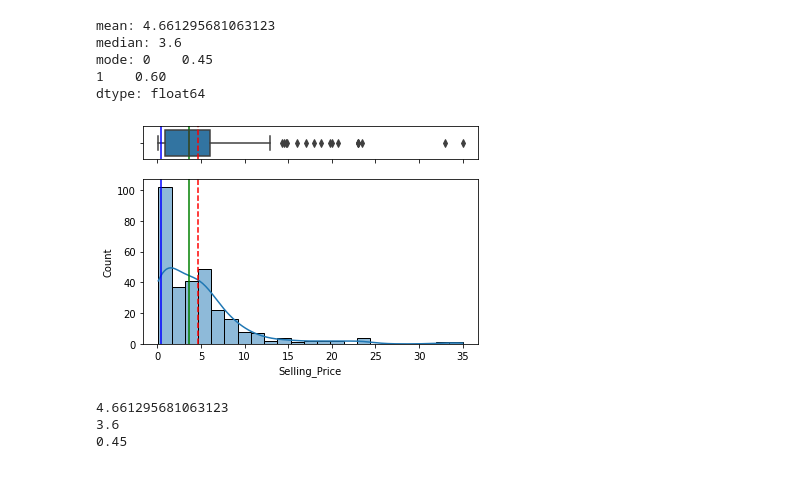
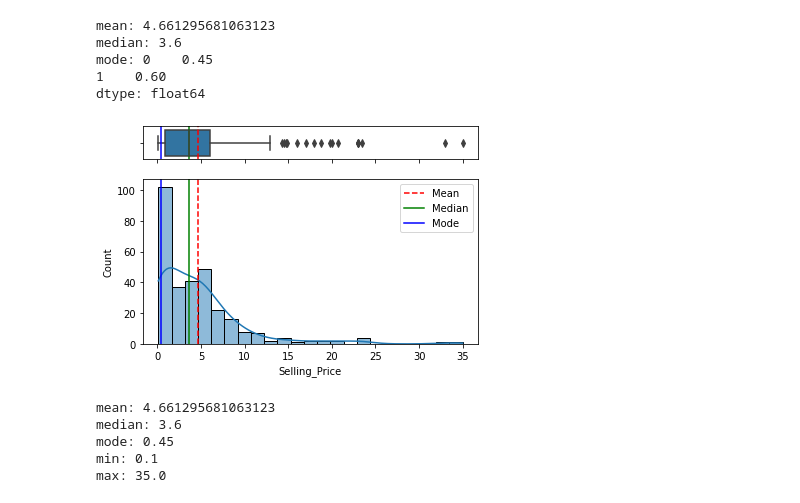
Before and after one commit to ABCD-EDU/cs322-lab, a Jupyter notebook: src/exercises/lab2/DescriptiveStatistics.ipynb, the cells around one changed output. Drawn from its saved outputs; the diff is of its cells as text; code cells hidden in the pictures.

```diff
--- a/src/exercises/lab2/DescriptiveStatistics.ipynb
+++ b/src/exercises/lab2/DescriptiveStatistics.ipynb
@@ -28,28 +31,33 @@ dtype: float64
 # %%
 # Visualise mean median mode
 f, (ax_box, ax_hist) = plt.subplots(2, sharex=True, gridspec_kw= {"height_ratios": (0.2, 1)})
 mean=selling_price.mean()
 median=selling_price.median()
 mode=selling_price.mode().values[0]
 
 sns.boxplot(data=df, x="Selling_Price", ax=ax_box)
 ax_box.axvline(mean, color='r', linestyle='--')
 ax_box.axvline(median, color='g', linestyle='-')
 ax_box.axvline(mode, color='b', linestyle='-')
 
 sns.histplot(data=df, x="Selling_Price", ax=ax_hist, kde=True)
 ax_hist.axvline(mean, color='r', linestyle='--', label="Mean")
 ax_hist.axvline(median, color='g', linestyle='-', label="Median")
 ax_hist.axvline(mode, color='b', linestyle='-', label="Mode")
 
+ax_hist.legend()
 ax_box.set(xlabel='')
 plt.show()
 
-print(mean)
-print(median)
-print(mode)
+print("mean: " + str(mean))
+print("median: " + str(median))
+print("mode: " + str(mode))
+print("min: " + str(selling_price.min()))
+print("max: " + str(selling_price.max()))
 # %% [output]
-[figure, old version]
+[figure, new version]
-4.661295681063123
-3.6
-0.45
+mean: 4.661295681063123
+median: 3.6
+mode: 0.45
+min: 0.1
+max: 35.0
```
Also changed, not shown: parts of 13 cells of this notebook.
